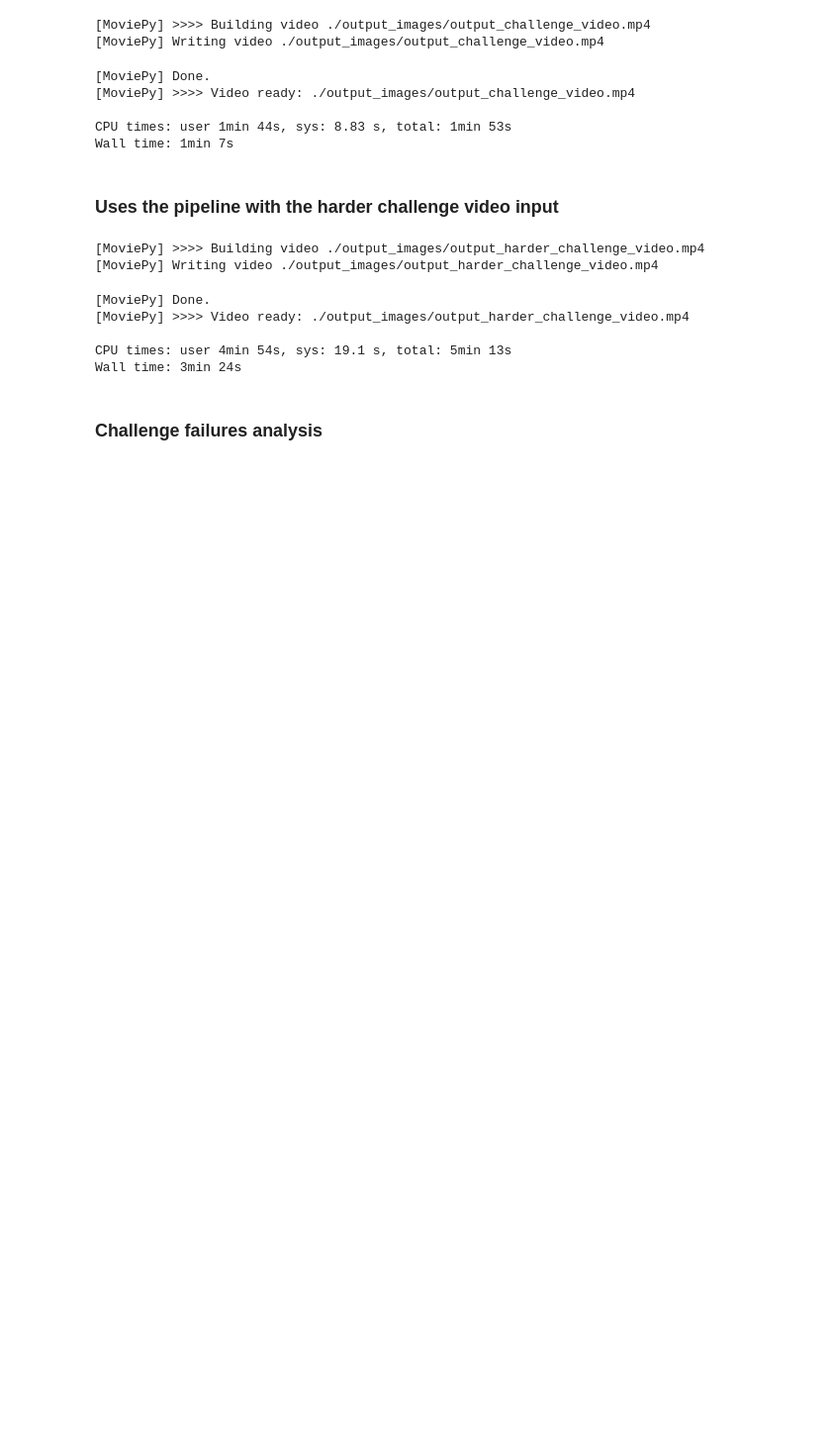
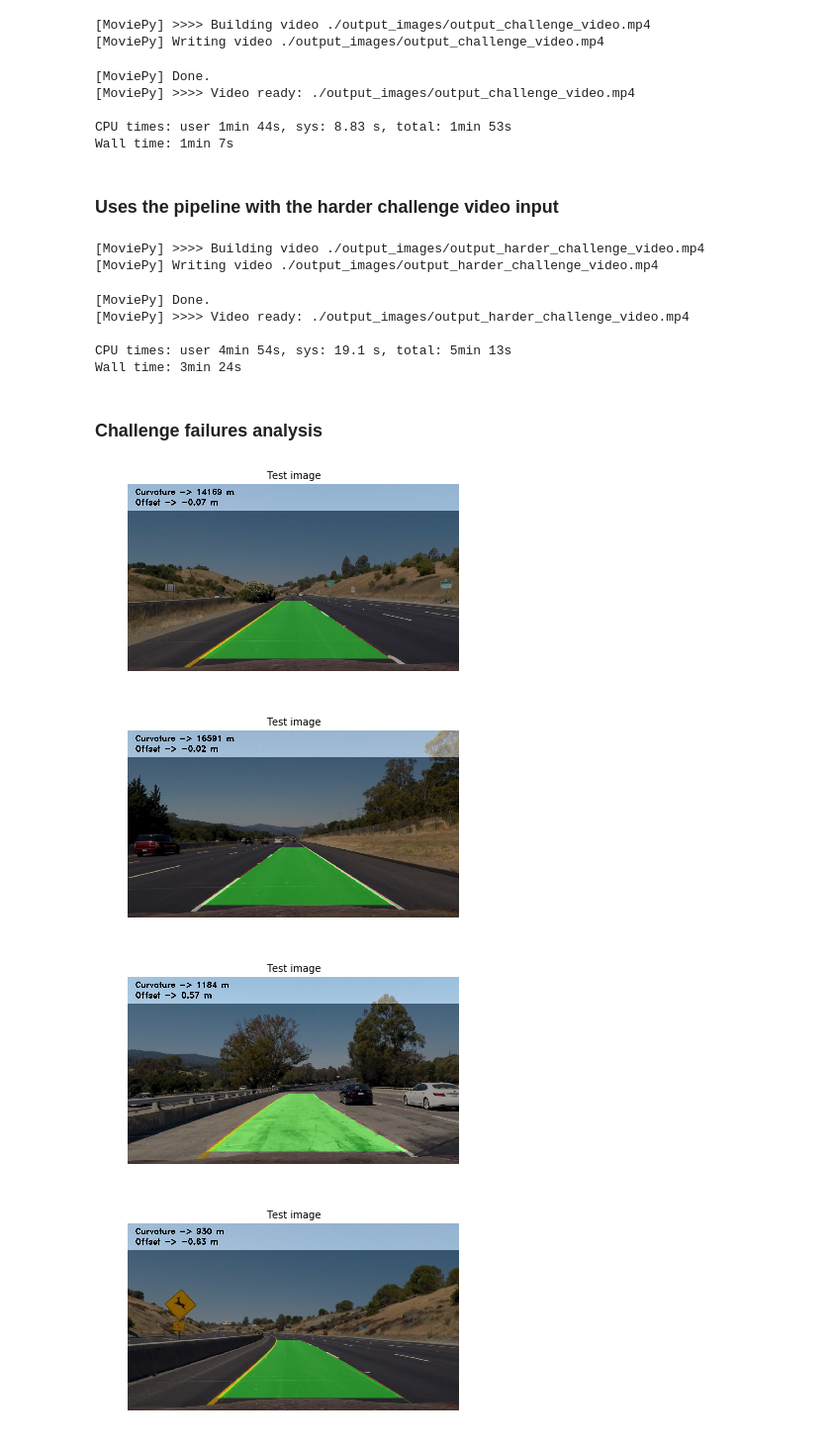
Before and after one commit to sistelexis/advancedLanLines, a Jupyter notebook: advancedLaneLines.ipynb, the cells around one changed output. Shown at 99% size. Saved outputs shown, nothing was run; the diff lists cells and outputs as text; code cells hidden in the pictures; blank space fills up the shorter version.

```diff
--- a/advancedLaneLines.ipynb
+++ b/advancedLaneLines.ipynb
@@ -563,25 +563,28 @@ plt.subplots_adjust(left=0., right=1, top=0.9, bottom=0.)
 # %%
 #plt.imshow(output_img[3])
 #plt.title('Output image', fontsize=10)
 #plt.axis('off')
 
 for i in range(len(orig_img)):
     testImage = orig_img[i][:]
-    lanes, output = pipeline(testImage)
-
-    print(center)
+    output = pipeline(testImage)
 
     #plt.imshow(testImage)
     #plt.title('Test image', fontsize=10)
     #plt.axis('off')
     #plt.show()
 
     #plt.imshow(lanes)
     #plt.title('Test image', fontsize=10)
     #plt.axis('off')
     #plt.show()
 
     plt.imshow(output)
     plt.title('Test image', fontsize=10)
     plt.axis('off')
     plt.show()
+# %% [output]
+[figure, added]
+[figure, added]
+[figure, added]
+[figure, added]
```
Also changed, not shown: parts of 2 cells of this notebook.
